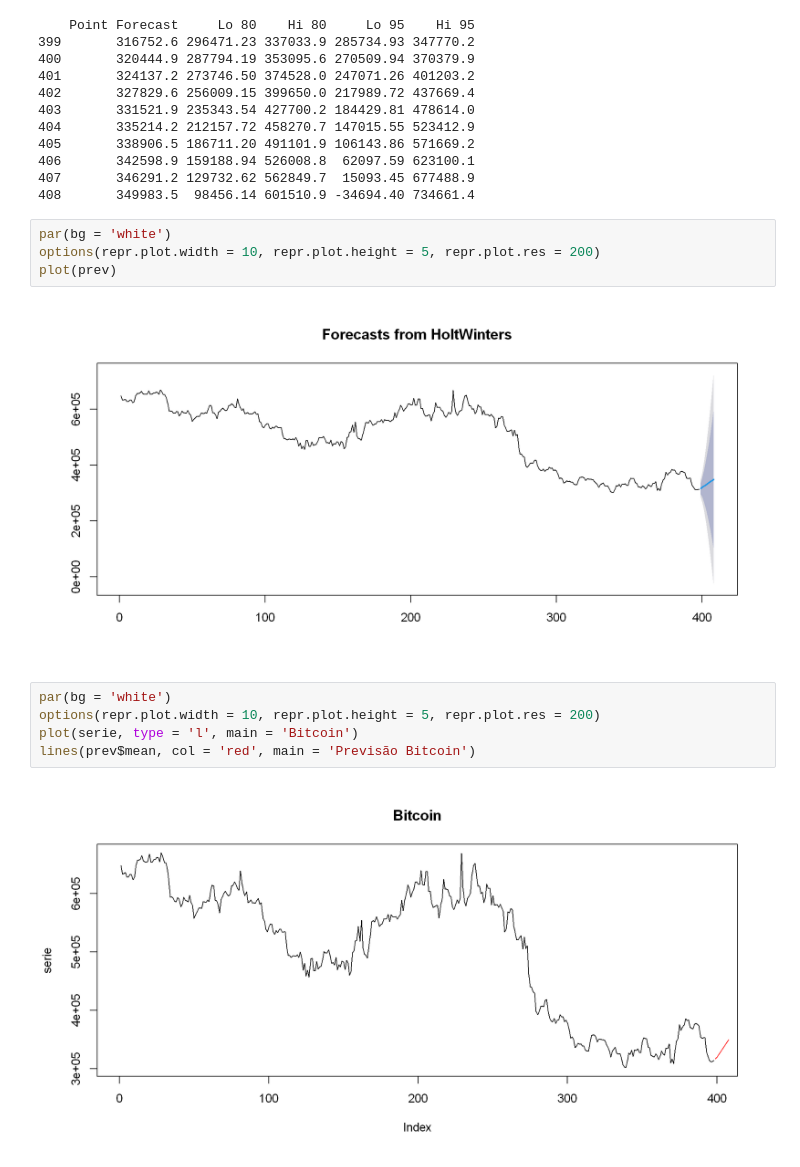
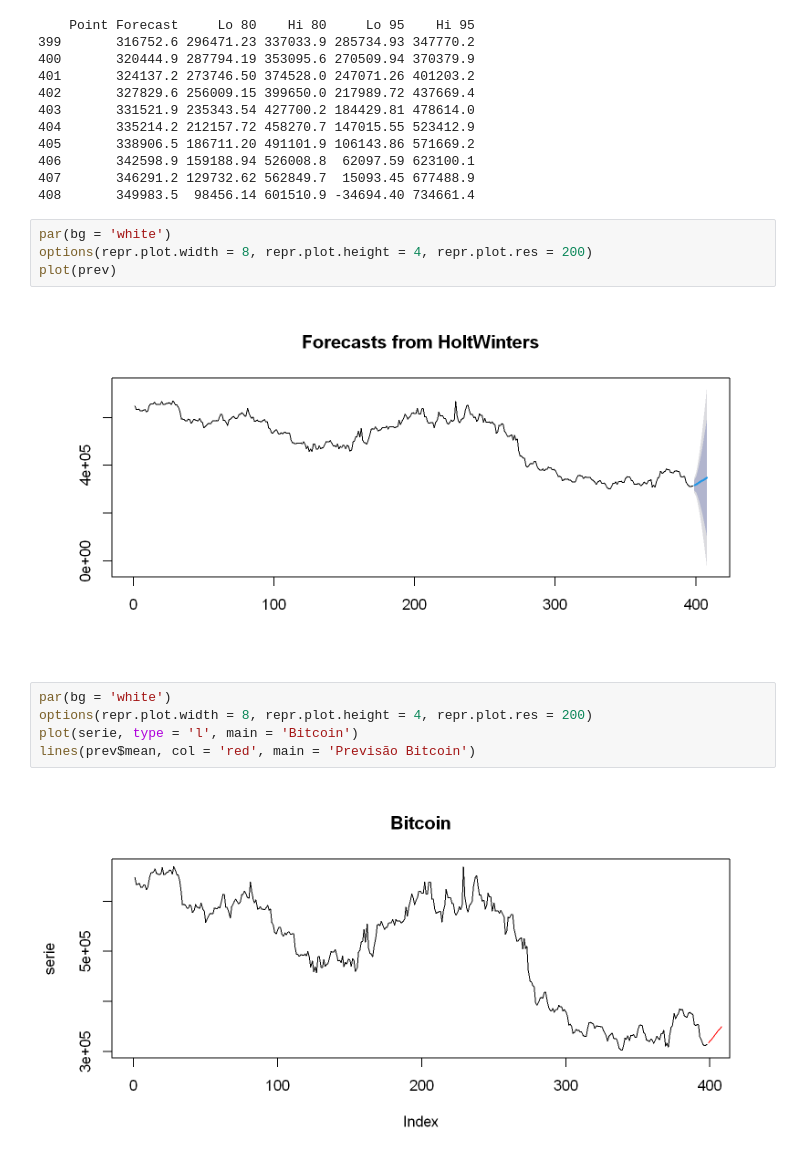
Before and after one commit to kaladabrio2020/livro-analise-pratica-series-temporais, a Jupyter notebook: capitulo 0 - conteudo adicionais/capitulo_0.ipynb, the cells around one changed output. Drawn from its saved outputs; the diff is of its cells as text.

```diff
--- a/capitulo 0 - conteudo adicionais/capitulo_0.ipynb
+++ b/capitulo 0 - conteudo adicionais/capitulo_0.ipynb
@@ -288,14 +301,14 @@ prev
 408       349983.5  98456.14 601510.9 -34694.40 734661.4
 # %%
 par(bg = 'white')
-options(repr.plot.width = 10, repr.plot.height = 5, repr.plot.res = 200)
+options(repr.plot.width = 8, repr.plot.height = 4, repr.plot.res = 200)
 plot(prev)
 # %% [output]
-[figure, old version]
+[figure, new version]
 # %%
 par(bg = 'white')
-options(repr.plot.width = 10, repr.plot.height = 5, repr.plot.res = 200)
+options(repr.plot.width = 8, repr.plot.height = 4, repr.plot.res = 200)
 plot(serie, type = 'l', main = 'Bitcoin')
 lines(prev$mean, col = 'red', main = 'Previsão Bitcoin')
 # %% [output]
-[figure, old version]
+[figure, new version]
```
Also changed, not shown: parts of 12 cells of this notebook.
